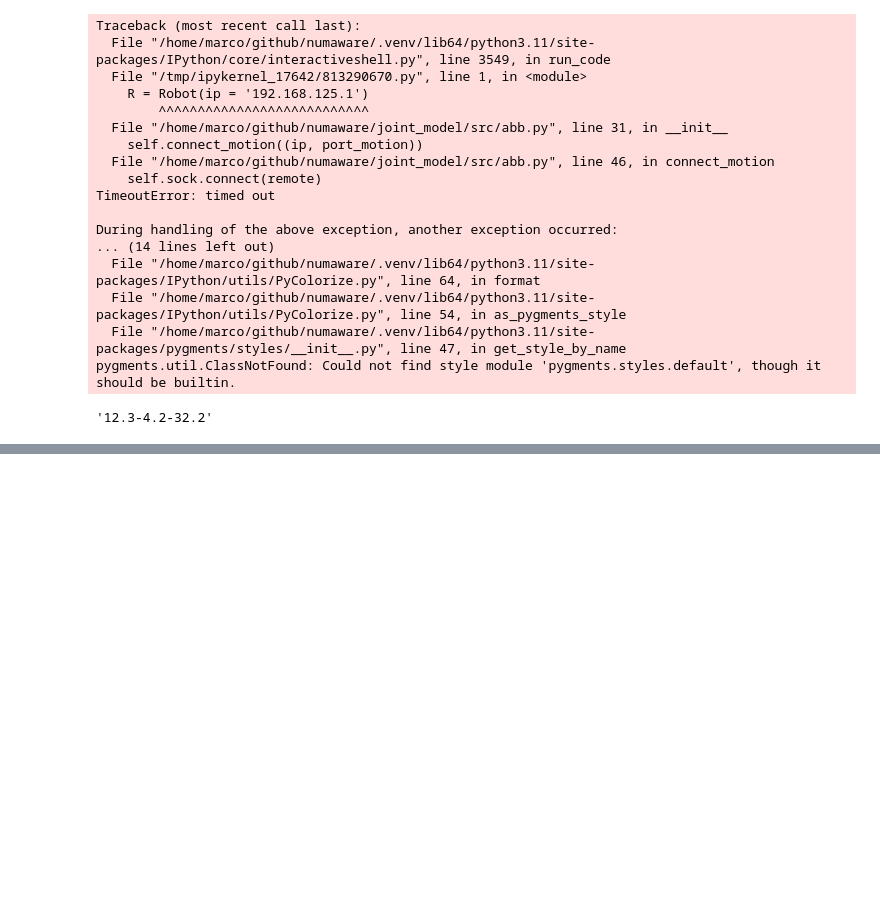
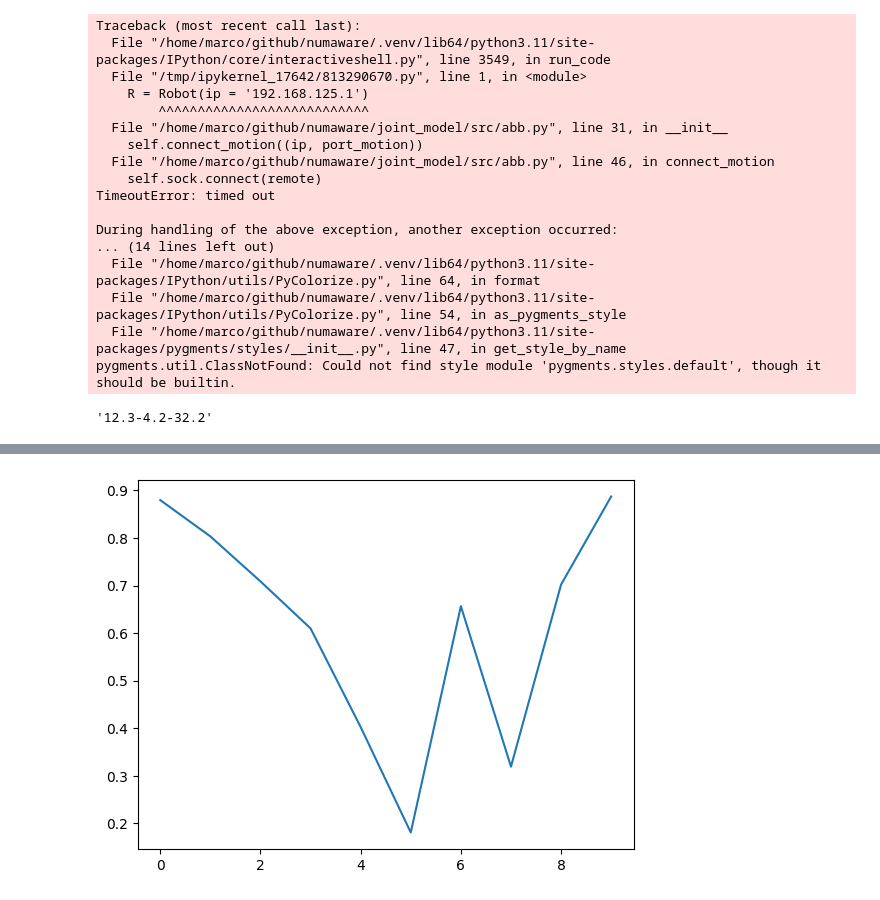
Before and after one commit to mgarcia14115/numaware, a Jupyter notebook: joint_model/scripts/data_collection/00.0-mg-workspace.ipynb, the cells around one changed output, grey strips where cells are left out. Saved outputs shown, nothing was run; the diff lists cells and outputs as text; code cells hidden in the pictures; blank space fills up the shorter version.

```diff
--- a/joint_model/scripts/data_collection/00.0-mg-workspace.ipynb
+++ b/joint_model/scripts/data_collection/00.0-mg-workspace.ipynb
@@ -309,0 +282,14 @@ print(klicker.get_positions())
+# %%
+fig, ax = plt.subplots()
+ax.plot(np.random.rand(10))
+
+def onclick(event):
+    print('%s click: button=%d, x=%d, y=%d, xdata=%f, ydata=%f' %
+          ('double' if event.dblclick else 'single', event.button,
+           event.x, event.y, event.xdata, event.ydata))
+
+cid = fig.canvas.mpl_connect('button_press_event', onclick)
+
+fig.canvas.mpl_disconnect(cid)
+# %% [output]
+[figure, added]
```
Also changed, not shown: parts of 9 cells of this notebook, 2 other files.
